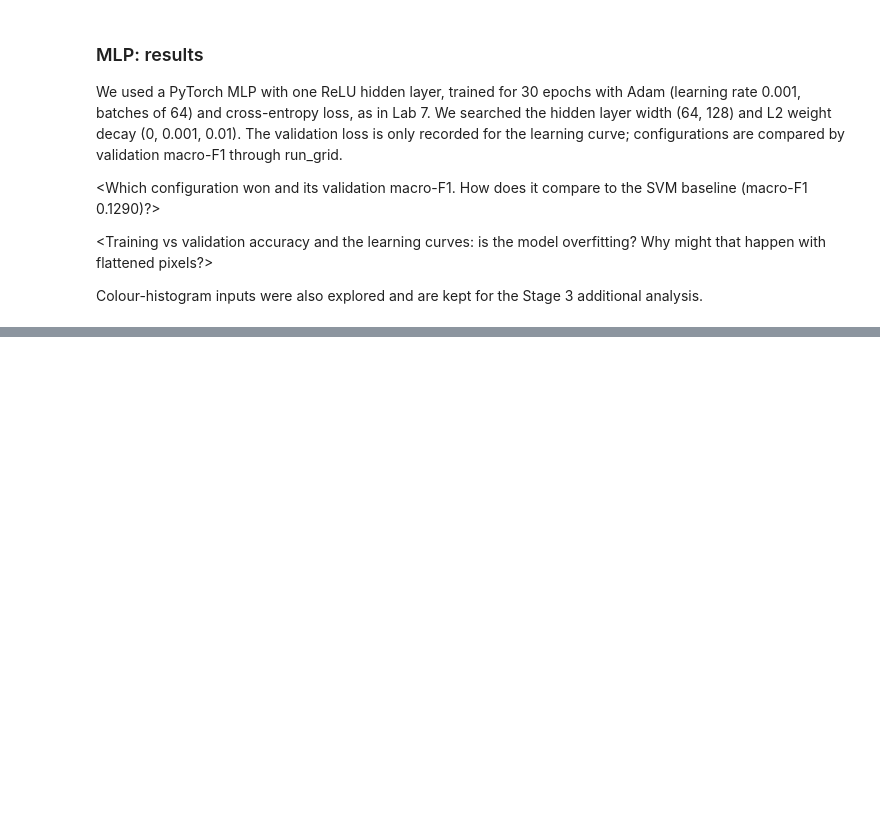
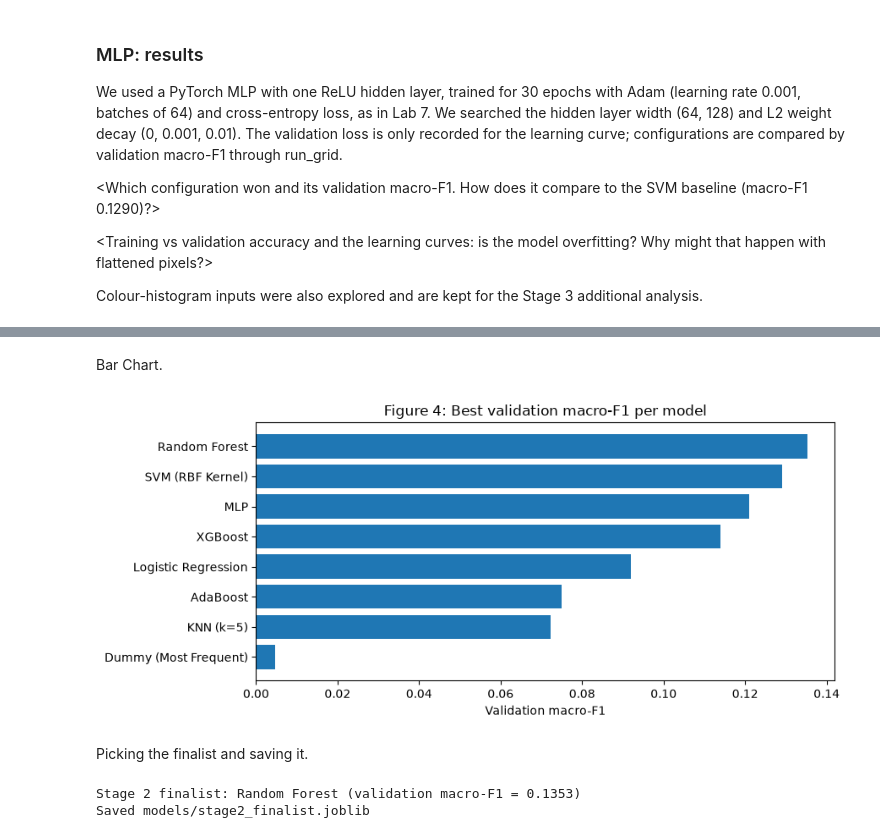
Before and after one commit to lmurariuUWO/DS3000_Project_Group04, a Jupyter notebook: DS3000_Project_Group04.ipynb, the cells around one changed output, grey strips where cells are left out. Saved outputs shown, nothing was run; the diff lists cells and outputs as text; code cells hidden in the pictures; blank space fills up the shorter version.

Commit message:
Added Stage 2 comparison, model selection and a checkpoint. Also reran full notebook

```diff
--- a/DS3000_Project_Group04.ipynb
+++ b/DS3000_Project_Group04.ipynb
@@ -635,6 +705,10 @@ def count_params(model):
     elif hasattr(model, "estimators_"):
         for tree in model.estimators_:
             total += tree.tree_.node_count
+
+    elif hasattr(model, "network"):
+        for p in model.network.parameters():
+            total += p.numel()
 
     # Dummy and KNN stay at 0
     return total
@@ -1015,0 +1162,14 @@ Colour-histogram inputs were also explored and are kept for the Stage 3 addition
+# %%
+# Stage 2 comparison: best configuration of every model, scored on the validation split
+import pandas as pd
+
+comparison = pd.DataFrame(results)
+comparison = comparison.drop(columns=["OOB Accuracy"], errors="ignore")
+comparison = comparison.sort_values("Val Macro F1", ascending=False).reset_index(drop=True)
+
+print("Table 2: Best configuration of each model (validation split)")
+display(comparison.round(4))
+
+print("Table 3: Every hyperparameter search trial (validation split)")
+all_trials = pd.DataFrame(trials)
+display(all_trials[["Model", "Params", "Val Macro F1", "Val Accuracy", "Train Time (s)"]].round(4))
@@ -1015,0 +1205,39 @@ Colour-histogram inputs were also explored and are kept for the Stage 3 addition
+# %% [markdown]
+Bar Chart.
+# %%
+import matplotlib.pyplot as plt
+
+plt.figure(figsize=(9, 4))
+plt.barh(comparison["Model"], comparison["Val Macro F1"])
+plt.gca().invert_yaxis()                     # best model at the top
+plt.xlabel("Validation macro-F1")
+plt.title("Figure 4: Best validation macro-F1 per model")
+plt.tight_layout()
+plt.show()
+# %% [output]
+[figure, added]
+# %% [markdown]
+Picking the finalist and saving it.
+# %%
+import joblib
+from pathlib import Path
+
+# The finalist is the model with the highest validation macro-F1 (top row of Table 2)
+finalist_name = comparison.loc[0, "Model"]
+finalist_f1 = comparison.loc[0, "Val Macro F1"]
+print(f"Stage 2 finalist: {finalist_name} (validation macro-F1 = {finalist_f1:.4f})")
+
+# Save the model together with everything needed to prepare new images the same way
+Path("models").mkdir(exist_ok=True)
+checkpoint = {
+    "model": best_models[finalist_name],
+    "params": comparison.loc[0, "Params"],
+    "scaler": scaler,
+    "label_encoder": label_encoder,
+    "image_size": SIZE,
+}
+joblib.dump(checkpoint, "models/stage2_finalist.joblib")
+print("Saved models/stage2_finalist.joblib")
+# %% [output]
+Stage 2 finalist: Random Forest (validation macro-F1 = 0.1353)
+Saved models/stage2_finalist.joblib
```
Also changed, not shown: parts of 20 cells of this notebook, 2 other files.
